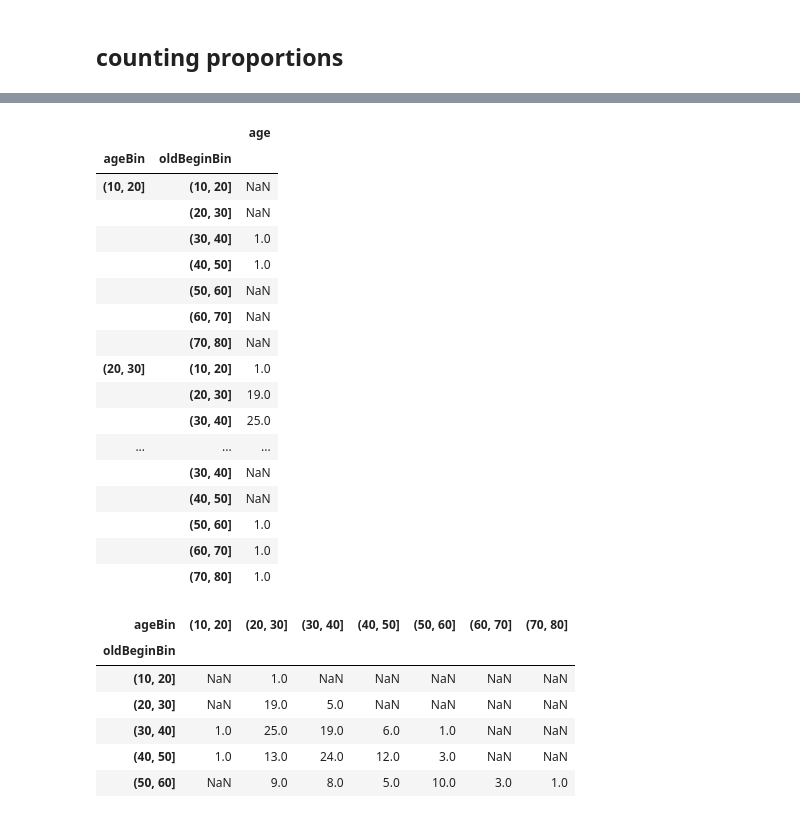
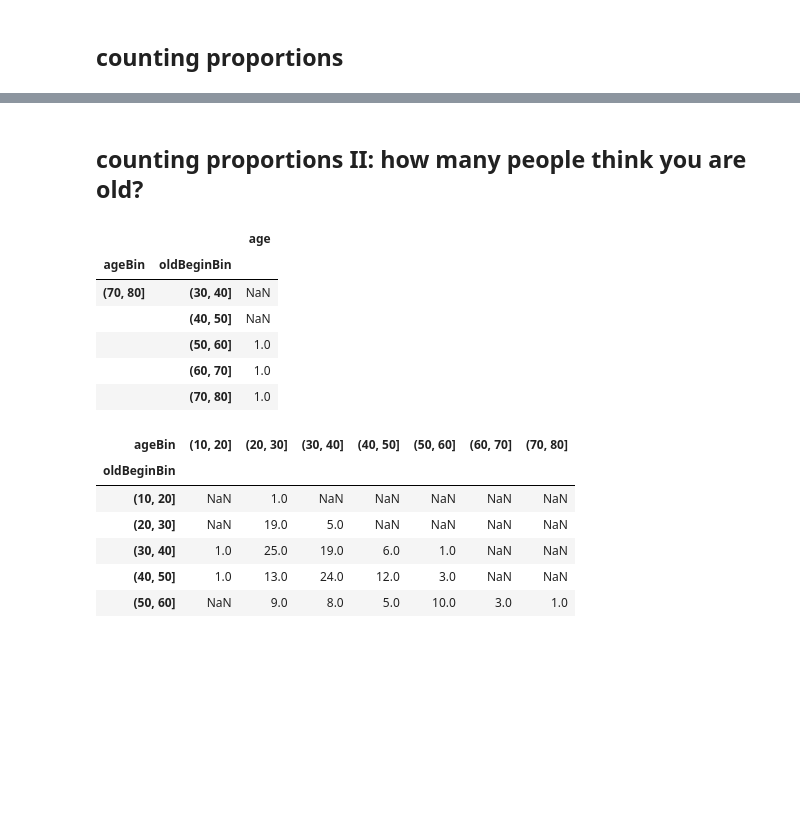
Before and after one commit to mwegrzyn/abbildungenWS1819, a Jupyter notebook: notebooks/age_project_MW.ipynb, the cells around one changed output, grey strips where cells are left out. Saved outputs shown, nothing was run; the diff lists cells and outputs as text; code cells hidden in the pictures; blank space fills up the shorter version.

```diff
--- a/notebooks/age_project_MW.ipynb
+++ b/notebooks/age_project_MW.ipynb
@@ -384,23 +518,14 @@ Answer: {{ '%0.f'%age_of_observer }}-year olds consider people {{ '%0.f'%magnitu
+# %% [markdown]
+## counting proportions II: how many people think you are old?
 # %%
 num_df = pd.DataFrame(
     clean_df.groupby(['ageBin', 'oldBeginBin']).count().loc[:, 'age']).copy()
 # %%
-num_df
+num_df.tail()
 # %% [output]
 |  |  | age |
 | ageBin | oldBeginBin |  |
-| (10, 20] | (10, 20] | NaN |
-|  | (20, 30] | NaN |
-|  | (30, 40] | 1.0 |
-|  | (40, 50] | 1.0 |
-|  | (50, 60] | NaN |
-|  | (60, 70] | NaN |
-|  | (70, 80] | NaN |
-| (20, 30] | (10, 20] | 1.0 |
-|  | (20, 30] | 19.0 |
-|  | (30, 40] | 25.0 |
-| ... | ... | ... |
-|  | (30, 40] | NaN |
+| (70, 80] | (30, 40] | NaN |
 |  | (40, 50] | NaN |
 |  | (50, 60] | 1.0 |
 |  | (60, 70] | 1.0 |
```
Also changed, not shown: parts of 21 cells of this notebook, 1 other file.
